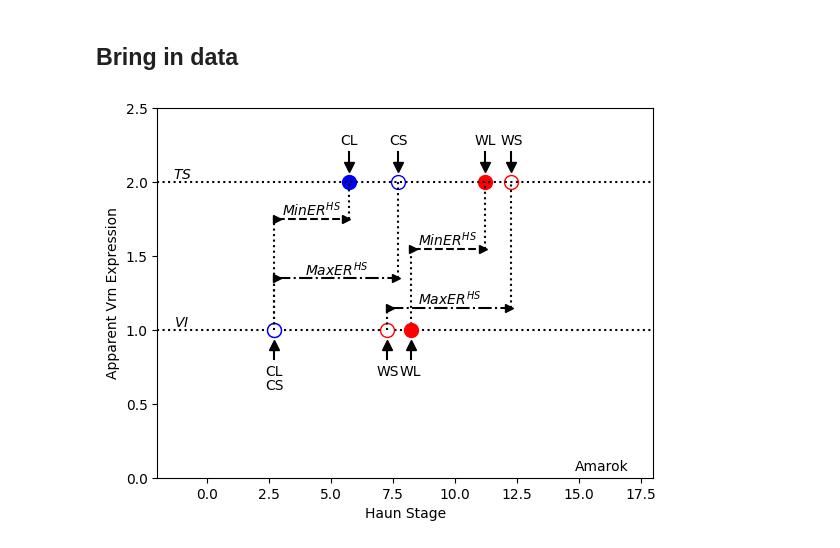
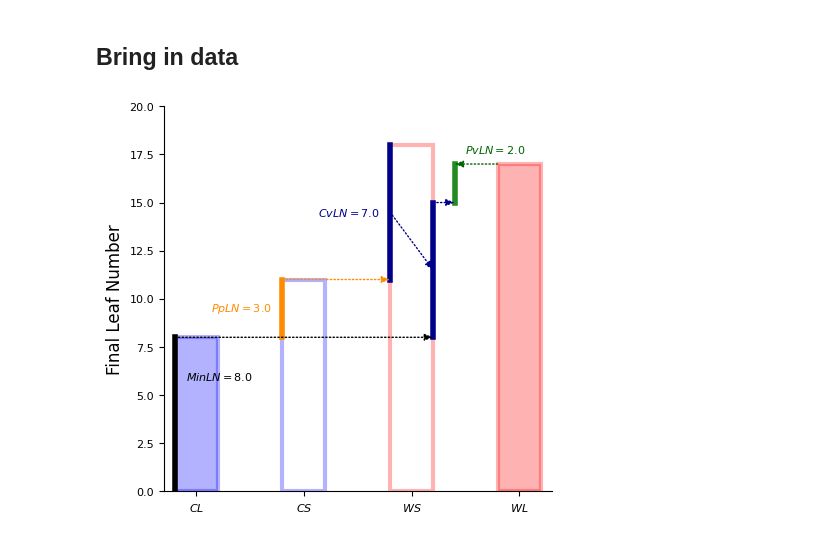
Before and after one commit to HamishBrownPFR/CAMP, a Jupyter notebook: DeriveParamsEg.ipynb, the cells around one changed output. Saved outputs shown, nothing was run; the diff lists cells and outputs as text; code cells hidden in the pictures.

```diff
--- a/DeriveParamsEg.ipynb
+++ b/DeriveParamsEg.ipynb
@@ -25,4 +27,9 @@ AmarokParams = CampVrnParams.loc[cult,:]
-# %%
-camp.plotVITS(AmarokParams, 3, cult)
-# %% [output]
-[figure, removed]
+# %%
+graph  = plt.figure(figsize=(5,5))
+ax = graph.add_subplot(1,1,1)
+CL, CS, WS, WL = cultParams[['FLN_CL','FLN_CS','FLN_WS','FLN_WL']]
+camp.plotFLNs(CL, CS, WS, WL,ax,8,20)
+camp.plotLNlines(CL, CS, WS, WL,8)
+graph.savefig('FLN.jpg',format='jpg',dpi=300,bbox_inches="tight")
+# %% [output]
+[figure, added]
```
Also changed, not shown: parts of 7 cells of this notebook, 8 other files.
